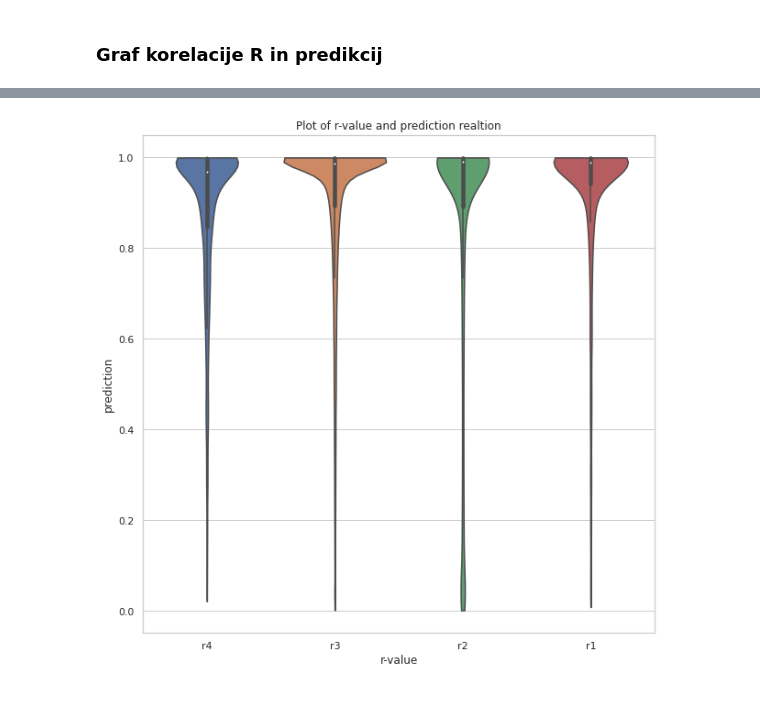
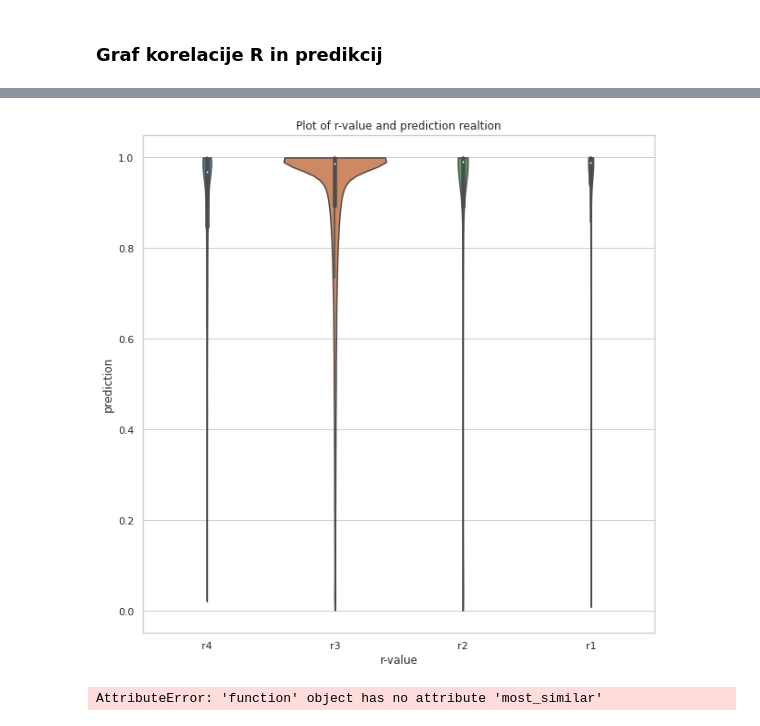
Before and after one commit to MartinMarzi/nib_ckn, a Jupyter notebook: notebooks/CKN-LinkPred_5_6.ipynb, the cells around one changed output, grey strips where cells are left out. Saved outputs shown, nothing was run; the diff lists cells and outputs as text; code cells hidden in the pictures.

```diff
--- a/notebooks/CKN-LinkPred_5_6.ipynb
+++ b/notebooks/CKN-LinkPred_5_6.ipynb
@@ -658,6 +664,6 @@ Name: R-value, dtype: float64
 import matplotlib.pyplot as plt
 import seaborn as sns
 # %%
-plot_data = df_poz.loc[:, ["R-value", "pred_1"]]
+plot_data = df_poz
 plot_data
 # %% [output]
@@ -687,20 +720,27 @@ plot_data.pred_1.hist()
 # %%
 # plot with seaborn
 
 sns.set(rc={'figure.figsize':(10, 10)})
 sns.set_theme(style="whitegrid")
 sns.violinplot(x="R-value",
                    y="pred_1",
                    data=plot_data,
                    order=["r4", "r3", "r2", "r1"],
-                   # scale="count",
+                   scale="count",
 #                    inner="quartile",
 #                    palette="Set2",
                    cut=0)
 
 plt.xlabel("r-value")
 plt.ylabel("prediction")
 plt.title("Plot of r-value and prediction realtion")
 plt.savefig(f"Results/CKN_violinPlot_{g.name}.png")
 # %% [output]
-[figure, old version]
+[figure, new version]
+# %%
+# Find the most similar node
+embedding_test.most_similar('AT1G53160',  topn=3)
+
+# Find similar associations
+# %% [output]
+AttributeError: 'function' object has no attribute 'most_similar'
```
Also changed, not shown: parts of 6 cells of this notebook, 11 other files.
